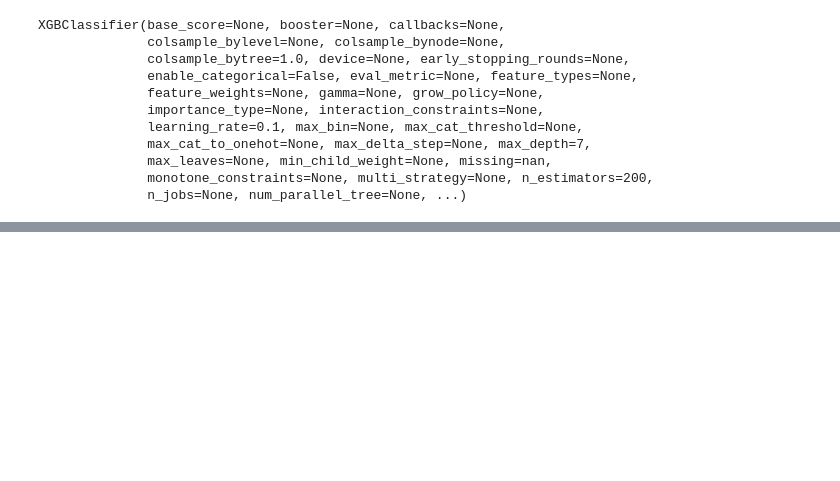
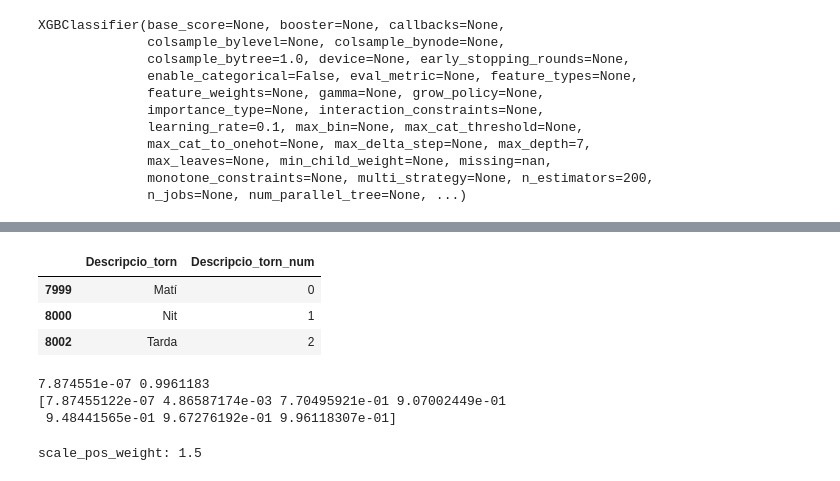
Before and after one commit to oriolff02/gemelo_digital_trafico, a Jupyter notebook: notebook/analisis_accidentes.ipynb, the cells around one changed output, grey strips where cells are left out. Saved outputs shown, nothing was run; the diff lists cells and outputs as text; code cells hidden in the pictures; blank space fills up the shorter version.

```diff
--- a/notebook/analisis_accidentes.ipynb
+++ b/notebook/analisis_accidentes.ipynb
@@ -1269,0 +1318,25 @@ display(districte_map)
+# %%
+df[['Descripcio_torn', 'Descripcio_torn_num']].drop_duplicates().sort_values('Descripcio_torn_num')
+# %% [output]
+|  | Descripcio_torn | Descripcio_torn_num |
+| 7999 | Matí | 0 |
+| 8000 | Nit | 1 |
+| 8002 | Tarda | 2 |
+# %%
+import numpy as np
+
+probs = best_xgb.predict_proba(X_test)
+print(np.min(probs[:,1]), np.max(probs[:,1]))
+print(np.percentile(probs[:,1], [0, 10, 25, 50, 75, 90, 100]))
+# %% [output]
+7.874551e-07 0.9961183
+[7.87455122e-07 4.86587174e-03 7.70495921e-01 9.07002449e-01
+ 9.48441565e-01 9.67276192e-01 9.96118307e-01]
+# %%
+n_positivos = (df_final["accidente"] == 1).sum()
+n_negativos = (df_final["accidente"] == 0).sum()
+
+scale_pos_weight = n_negativos / n_positivos
+print("scale_pos_weight:", scale_pos_weight)
+# %% [output]
+scale_pos_weight: 1.5
```
Also changed, not shown: parts of 29 cells of this notebook, 18 other files.
